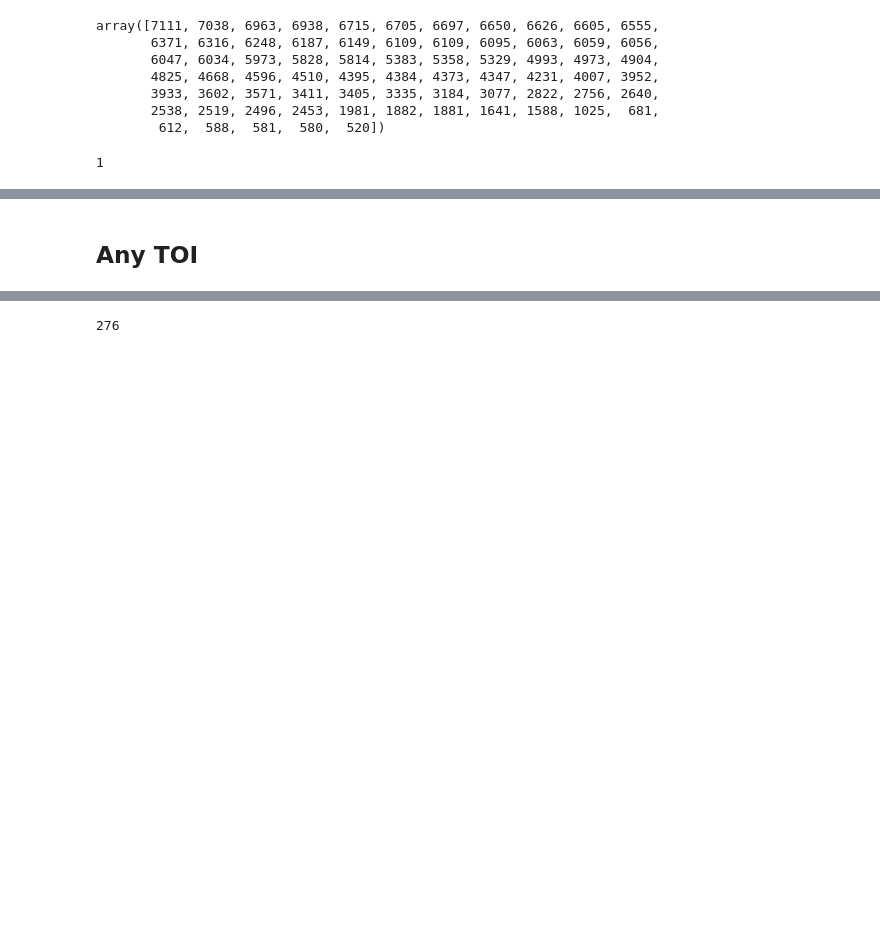
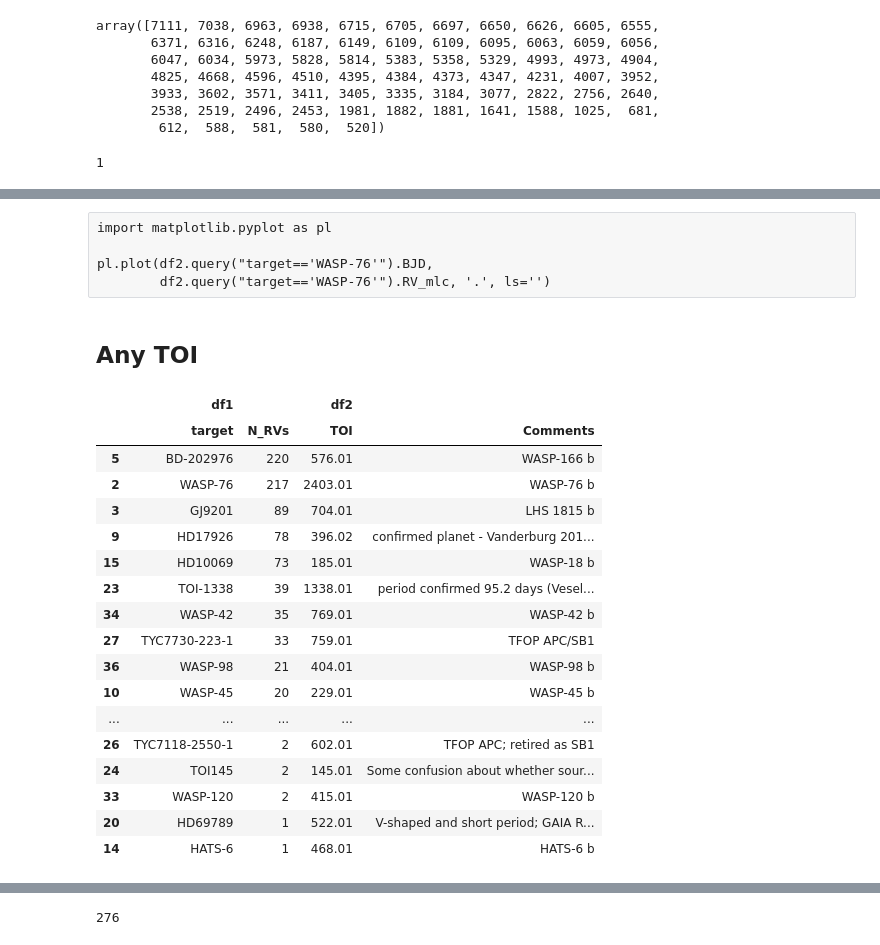
Before and after one commit to jpdeleon/wakai, a Jupyter notebook: notebooks/young_toi_with_harps_rv.ipynb, the cells around one changed output, grey strips where cells are left out. Saved outputs shown, nothing was run; the diff lists cells and outputs as text; code cells hidden in the pictures; blank space fills up the shorter version.

```diff
--- a/notebooks/young_toi_with_harps_rv.ipynb
+++ b/notebooks/young_toi_with_harps_rv.ipynb
@@ -193,3 +243,8 @@ array([['TOI6697', 'HD114082', 'single transit of HD 114082 b',
+# %% [raw]
+import matplotlib.pyplot as pl
+
+pl.plot(df2.query("target=='WASP-76'").BJD,
+        df2.query("target=='WASP-76'").RV_mlc, '.', ls='')
 # %% [markdown]
 ## Any TOI
 # %%
@@ -198,6 +253,51 @@ sys.path.insert(0, '../code/')
 from catalog import get_tois
 # %%
 tois = get_tois()
+# %%
+from astropy.coordinates import SkyCoord
+
+d = df2.drop_duplicates(subset=['target'], keep='first').dropna(subset=['ra','dec'])
+c1 = SkyCoord(d.ra.values, d.dec.values, unit='degree')
+# %%
+c2 = SkyCoord(tois.ra_deg.values, tois.dec_deg.values, unit='degree')
+# %%
+idx, d2d, _ = c1.match_to_catalog_sky(c2)
+# %%
+import astropy.units as u
+
+max_sep = 1.0 * u.arcsec
+sep_constraint = d2d < max_sep
+
+# Filter matched rows
+cols1 = ['target']
+matched_df1 = d[sep_constraint][cols1].reset_index(drop=True)
+cols2 = ['TOI','Comments']
+matched_df2 = tois.iloc[idx[sep_constraint]][cols2].reset_index(drop=True)
+
+counts = df2['target'].value_counts()
+matched_df1['N_RVs'] = matched_df1['target'].map(counts).fillna(0).astype(int)
+matched_df = pd.concat([matched_df1, matched_df2], axis=1, keys=['df1', 'df2'])
+# %%
+matched_df.sort_values(by=('df1','N_RVs'), ascending=False)
+# %% [output]
+|  | df1 |  | df2 |  |
+|  | target | N_RVs | TOI | Comments |
+| 5 | BD-202976 | 220 | 576.01 | WASP-166 b |
+| 2 | WASP-76 | 217 | 2403.01 | WASP-76 b |
+| 3 | GJ9201 | 89 | 704.01 | LHS 1815 b |
+| 9 | HD17926 | 78 | 396.02 | confirmed planet - Vanderburg 201... |
+| 15 | HD10069 | 73 | 185.01 | WASP-18 b |
+| 23 | TOI-1338 | 39 | 1338.01 | period confirmed 95.2 days (Vesel... |
+| 34 | WASP-42 | 35 | 769.01 | WASP-42 b |
+| 27 | TYC7730-223-1 | 33 | 759.01 | TFOP APC/SB1 |
+| 36 | WASP-98 | 21 | 404.01 | WASP-98 b |
+| 10 | WASP-45 | 20 | 229.01 | WASP-45 b |
+| ... | ... | ... | ... | ... |
+| 26 | TYC7118-2550-1 | 2 | 602.01 | TFOP APC; retired as SB1 |
+| 24 | TOI145 | 2 | 145.01 | Some confusion about whether sour... |
+| 33 | WASP-120 | 2 | 415.01 | WASP-120 b |
+| 20 | HD69789 | 1 | 522.01 | V-shaped and short period; GAIA R... |
+| 14 | HATS-6 | 1 | 468.01 | HATS-6 b |
 # %%
 tois = tois.TOI.apply(lambda x: int(str(x).split('.')[0])).unique()
 tois
```
Also changed, not shown: parts of 37 cells of this notebook, 22 other files.
